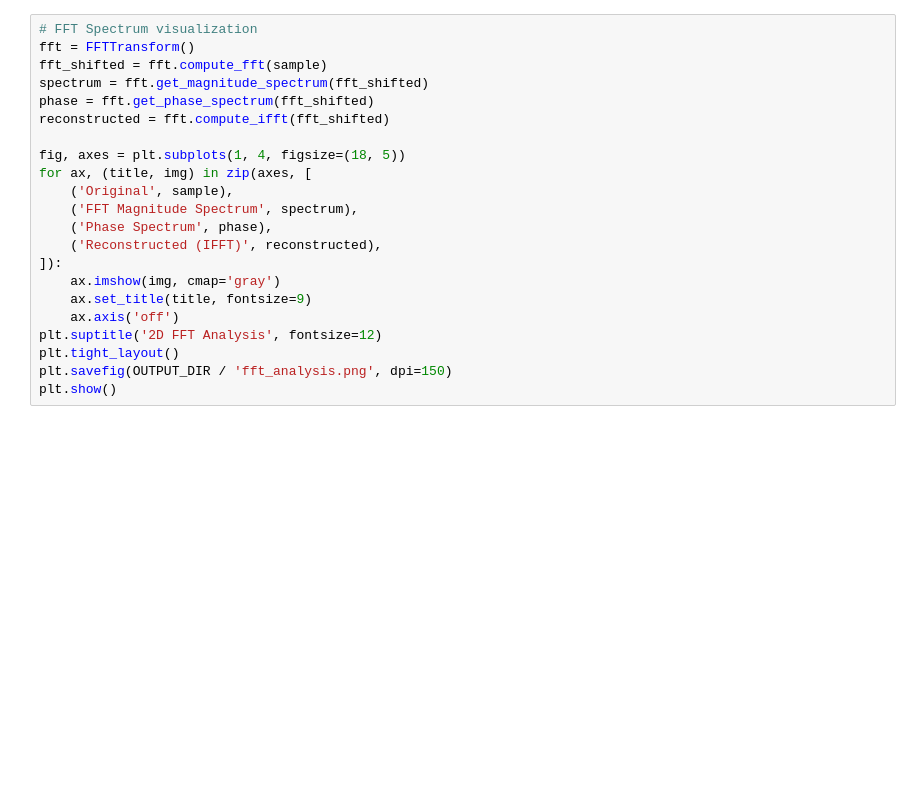
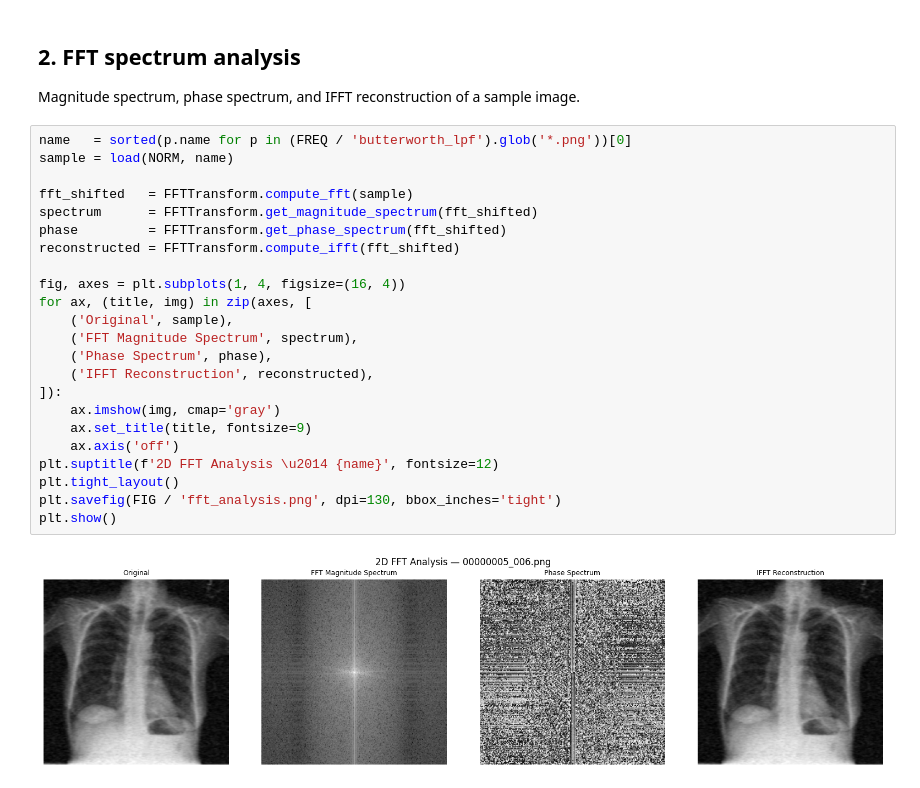
Before and after one commit to rvouya/fp-pcd, a Jupyter notebook: filtering_frequency/frequency_experiments.ipynb, the cells around one changed output. Cells and saved outputs as stored; diff of their text form; blank space fills up the shorter version.

```diff
--- a/filtering_frequency/frequency_experiments.ipynb
+++ b/filtering_frequency/frequency_experiments.ipynb
@@ -27,22 +76,28 @@ print(f'Sample: {sample.shape}')
+# %% [markdown]
+## 2. FFT spectrum analysis
+Magnitude spectrum, phase spectrum, and IFFT reconstruction of a sample image.
 # %%
-# FFT Spectrum visualization
-fft = FFTTransform()
-fft_shifted = fft.compute_fft(sample)
-spectrum = fft.get_magnitude_spectrum(fft_shifted)
-phase = fft.get_phase_spectrum(fft_shifted)
-reconstructed = fft.compute_ifft(fft_shifted)
+name   = sorted(p.name for p in (FREQ / 'butterworth_lpf').glob('*.png'))[0]
+sample = load(NORM, name)
 
-fig, axes = plt.subplots(1, 4, figsize=(18, 5))
+fft_shifted   = FFTTransform.compute_fft(sample)
+spectrum      = FFTTransform.get_magnitude_spectrum(fft_shifted)
+phase         = FFTTransform.get_phase_spectrum(fft_shifted)
+reconstructed = FFTTransform.compute_ifft(fft_shifted)
+
+fig, axes = plt.subplots(1, 4, figsize=(16, 4))
 for ax, (title, img) in zip(axes, [
     ('Original', sample),
     ('FFT Magnitude Spectrum', spectrum),
     ('Phase Spectrum', phase),
-    ('Reconstructed (IFFT)', reconstructed),
+    ('IFFT Reconstruction', reconstructed),
 ]):
     ax.imshow(img, cmap='gray')
     ax.set_title(title, fontsize=9)
     ax.axis('off')
-plt.suptitle('2D FFT Analysis', fontsize=12)
+plt.suptitle(f'2D FFT Analysis \u2014 {name}', fontsize=12)
 plt.tight_layout()
-plt.savefig(OUTPUT_DIR / 'fft_analysis.png', dpi=150)
+plt.savefig(FIG / 'fft_analysis.png', dpi=130, bbox_inches='tight')
 plt.show()
+# %% [output]
+[figure, added]
```
Also changed, not shown: parts of 18 cells of this notebook, 10 other files.
